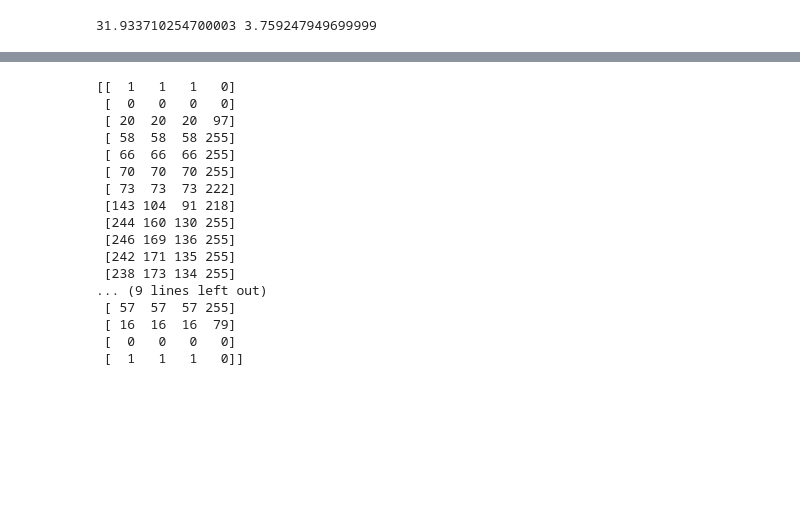
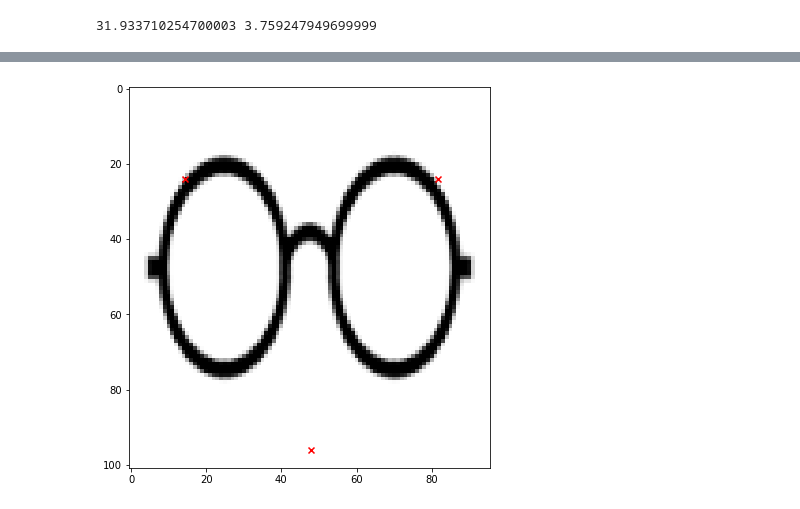
Before and after one commit to ss2342/CV_Snap_Filter, a Jupyter notebook: CV_Snap_filter_data_augmentation.ipynb, the cells around one changed output, grey strips where cells are left out. Saved outputs shown, nothing was run; the diff lists cells and outputs as text; code cells hidden in the pictures; blank space fills up the shorter version.

```diff
--- a/CV_Snap_filter_data_augmentation.ipynb
+++ b/CV_Snap_filter_data_augmentation.ipynb
@@ -467,20 +490,15 @@ plt.show()
-# %%
-print(img_nose[12])
-# %% [output]
-[[  1   1   1   0]
- [  0   0   0   0]
- [ 20  20  20  97]
- [ 58  58  58 255]
- [ 66  66  66 255]
- [ 70  70  70 255]
- [ 73  73  73 222]
- [143 104  91 218]
- [244 160 130 255]
- [246 169 136 255]
- [242 171 135 255]
- [238 173 134 255]
-... (9 lines left out)
- [ 57  57  57 255]
- [ 16  16  16  79]
- [  0   0   0   0]
- [  1   1   1   0]]
+# %%
+#Open the Eye glasses Filter image
+sf = 1 #scale_factor
+img_eyes = im_setup('./Filter_Images/HP_Glasses.png',96,96)
+(h, w) = img_eyes.shape[:2]
+img_type = 'eyes'
+
+eyes_xs,eyes_ys = createLandMarks(img_type, w,h,sf)
+# %%
+plt.figure(figsize=(7, 7))
+plt.imshow(img_eyes, cmap='gray')
+plt.scatter(eyes_xs, eyes_ys, marker='x', color='red')
+plt.show()
+# %% [output]
+[figure, added]
```
Also changed, not shown: parts of 12 cells of this notebook.
